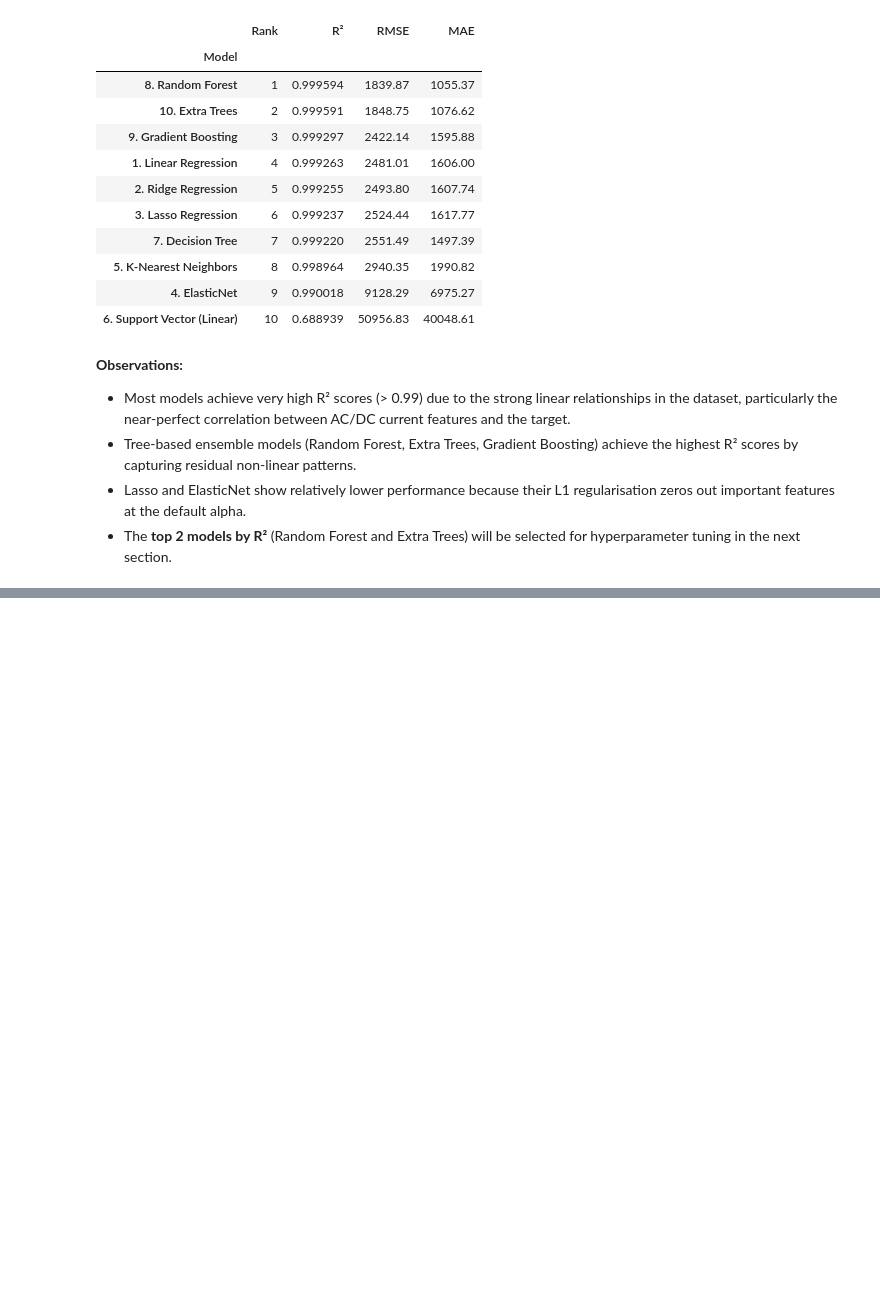
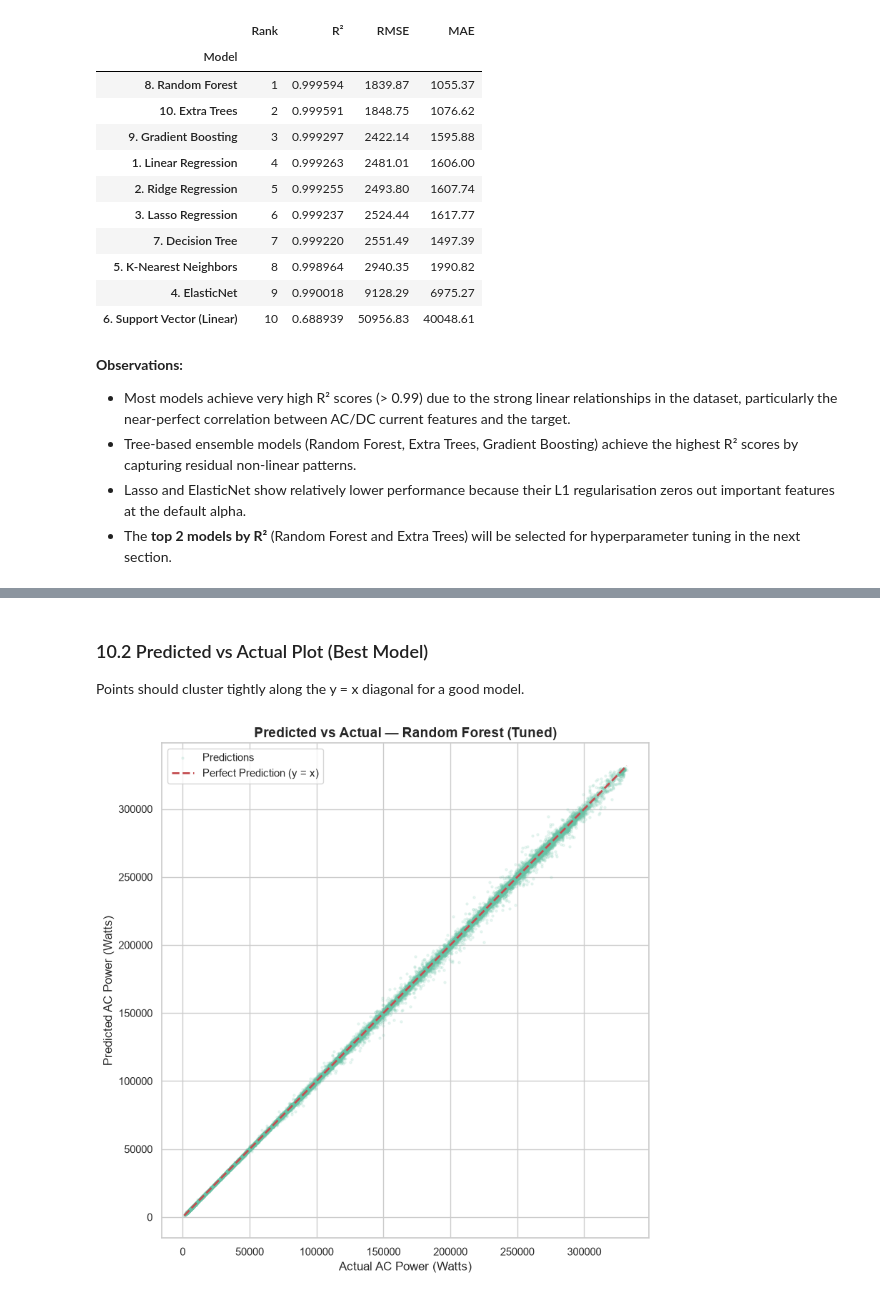
Before and after one commit to TejasviSenka/Machine_Learning_Capstone, a Jupyter notebook: regression.ipynb, the cells around one changed output, grey strips where cells are left out. Saved outputs shown, nothing was run; the diff lists cells and outputs as text; code cells hidden in the pictures; blank space fills up the shorter version.

```diff
--- a/regression.ipynb
+++ b/regression.ipynb
@@ -544,0 +750,23 @@ summary_df
+# %% [markdown]
+### 10.2 Predicted vs Actual Plot (Best Model)
+Points should cluster tightly along the y = x diagonal for a good model.
+# %%
+plt.figure(figsize=(8, 8))
+plt.scatter(y_test, best_pred, alpha=0.12, s=5, color=palette[0],
+            label='Predictions')
+
+# Perfect prediction reference line
+min_val = min(y_test.min(), best_pred.min())
+max_val = max(y_test.max(), best_pred.max())
+plt.plot([min_val, max_val], [min_val, max_val], 'r--',
+         linewidth=2, label='Perfect Prediction (y = x)')
+
+plt.title(f'Predicted vs Actual — {best_name}',
+          fontsize=14, fontweight='bold')
+plt.xlabel('Actual AC Power (Watts)', fontsize=12)
+plt.ylabel('Predicted AC Power (Watts)', fontsize=12)
+plt.legend(fontsize=11)
+plt.tight_layout()
+plt.show()
+# %% [output]
+[figure, added]
```
Also changed, not shown: parts of 14 cells of this notebook.
